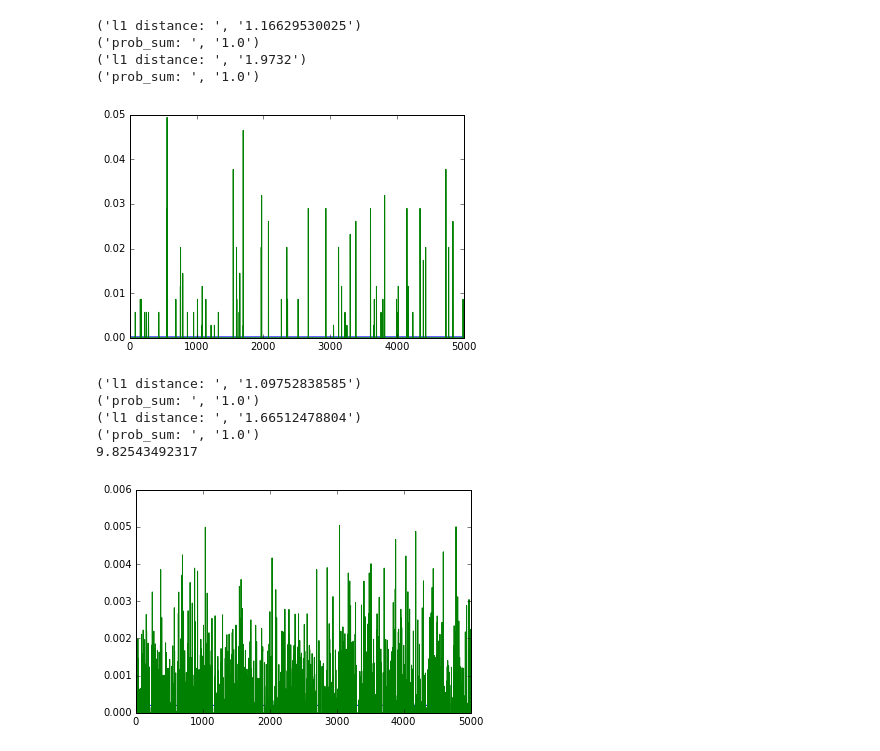
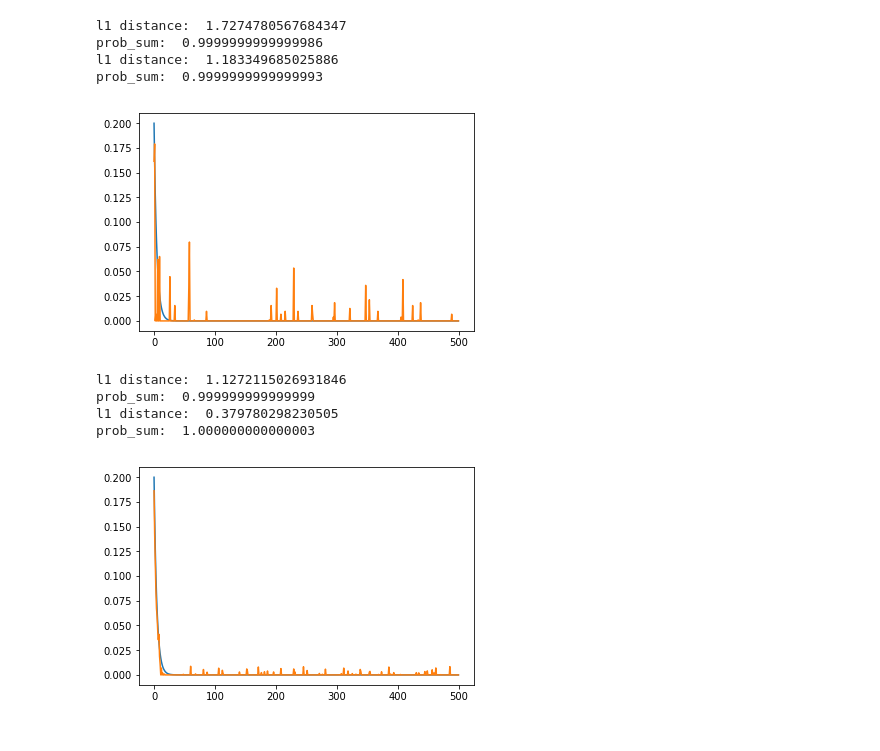
Before and after one commit to zitengsun/hadamard_response, a Jupyter notebook: Classic.ipynb, the cells around one changed output. Cells and saved outputs as stored; diff of their text form; code cells hidden in the pictures.

```diff
--- a/Classic.ipynb
+++ b/Classic.ipynb
@@ -5,7 +5,7 @@ This library contains functions that can generate random PMFs, draw samples from
 a given PMF, enocde data using both RAPPOR and Randomized Response, and apply
 various decoders for both RAPPOR and Randomized Response.
 """
-%matplotlib inline
+#%matplotlib inline
 import numpy as np
 import random
 import math
@@ -190,6 +190,22 @@ def rappor_encoder_light(samples, epsilon, k):
       time = time + timeit.default_timer() - start_time
   return counts,time
 
+def rappor_encoder_compress(samples, epsilon, k):
+  n = len(samples)
+  users = range(n)
+  q = math.exp(epsilon / 2.0) / (math.exp(epsilon / 2.0) + 1)
+  out = [0]*n
+  # One-hot encode the input integers.
+  for i in range(n):
+      private_samples_rappor = np.zeros(k)
+      private_samples_rappor[samples[i]] = 1
+      # Flip the RAPPOR encoded bits with probability p = 1 - q.
+      flip = np.random.random_sample(k)
+      private_samples_rappor = np.logical_xor(private_samples_rappor, flip > q)
+      out[i] = np.where(private_samples_rappor)[0]
+  out_list = np.concatenate(out)
+  return out_list
+
 def project_probability_simplex(p_estimate):
   """Projects a PMF estimate onto the probability simplex.
 
@@ -327,13 +343,13 @@ def maximum_likelihood_rr_decoder(counts_rr, epsilon, n):
   return p_rr_rectified
 # %%
 if __name__ == "__main__":
-    k = 5000 #absz
-    n = 1000000
+    k = 500 #absz
+    n = 100000
     elements = range(0,k) #ab
     lbd = 0.8 #parameter for geometric dist
     eps = 1 # privacy_para
-    #prob = [(1-lbd)*math.pow(lbd,x)/(1-math.pow(lbd,k)) for x in elements] # geometric dist
-    prob = [1/float(k)] * k
+    prob = [(1-lbd)*math.pow(lbd,x)/(1-math.pow(lbd,k)) for x in elements] # geometric dist
+    #prob = [1/float(k)] * k
     in_list = np.random.choice(elements, n, p=prob) #input symbols
     sample = randomized_response_encoder(in_list, eps, k)
     (outp, temp) = np.histogram(sample,range(k+1))
@@ -347,30 +363,29 @@ if __name__ == "__main__":
     print ("l1 distance: ", str(np.linalg.norm([a_i - b_i for a_i, b_i in zip(prob, prob_est)], ord=1)))
     print ("prob_sum: ", str(sum(prob_est)))
 # %% [output]
-('l1 distance: ', '1.16629530025')
-('prob_sum: ', '1.0')
-('l1 distance: ', '1.9732')
-('prob_sum: ', '1.0')
+l1 distance:  1.7274780567684347
+prob_sum:  0.9999999999999986
+l1 distance:  1.183349685025886
+prob_sum:  0.9999999999999993
-[figure, old version]
+[figure, new version]
 # %%
 if __name__ == "__main__":
     #sample = rappor_encoder(in_list, eps, k)
     #outp = np.sum(sample, axis=0)
-    outp, time = rappor_encoder_light(in_list, eps, k)
+    out_list = rappor_encoder_compress(in_list, eps, k)
+    outp,temp = np.histogram(out_list,range(k+1))
     prob_est = normalized_standard_rappor_decoder(outp,eps,n) # estimate the original underlying distribution
     print ("l1 distance: ", str(np.linalg.norm([a_i - b_i for a_i, b_i in zip(prob, prob_est)], ord=1)))
     print ("prob_sum: ", str(sum(prob_est)))
     prob_est = projection_rappor_decoder(outp,eps,n)
     plt.plot(elements,prob)
     plt.plot(elements,prob_est)
     #plt.plot(prob_est)
     print ("l1 distance: ", str(np.linalg.norm([a_i - b_i for a_i, b_i in zip(prob, prob_est)], ord=1)))
     print ("prob_sum: ", str(sum(prob_est)))
-    print (time)
 # %% [output]
-('l1 distance: ', '1.09752838585')
-('prob_sum: ', '1.0')
-('l1 distance: ', '1.66512478804')
-('prob_sum: ', '1.0')
-9.82543492317
+l1 distance:  1.1272115026931846
+prob_sum:  0.999999999999999
+l1 distance:  0.379780298230505
+prob_sum:  1.000000000000003
-[figure, old version]
+[figure, new version]
```
Also changed, not shown: 4 other files.
